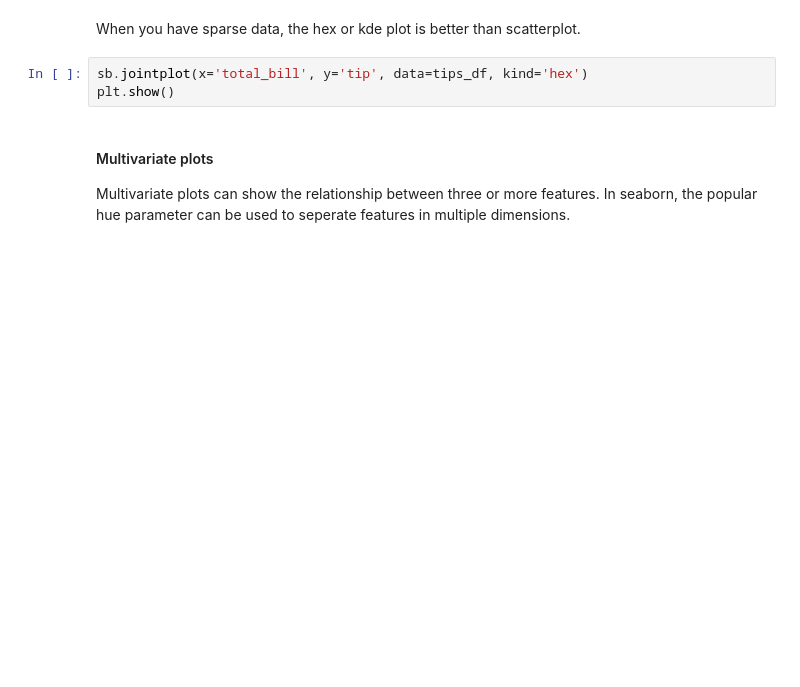
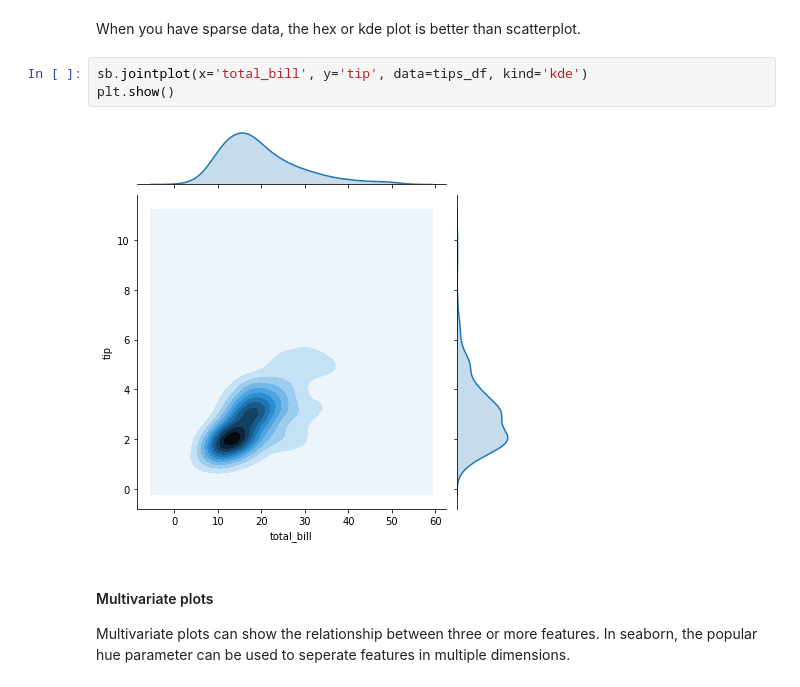
Before and after one commit to kunadawa/PyCon-Africa-19, a Jupyter notebook: visualization.ipynb, the cells around one changed output. Drawn from its saved outputs; the diff is of its cells as text; blank space fills up the shorter version.

Commit message:
chore: showing output for the joint plots
changed the second from kind='hex' to kind='kde'

```diff
--- a/visualization.ipynb
+++ b/visualization.ipynb
@@ -181,8 +183,10 @@ plt.show()
 # %% [markdown]
 When you have sparse data, the hex or kde plot is better than scatterplot.
 # %%
-sb.jointplot(x='total_bill', y='tip', data=tips_df, kind='hex')
+sb.jointplot(x='total_bill', y='tip', data=tips_df, kind='kde')
 plt.show()
+# %% [output]
+[figure, added]
 # %% [markdown]
 #### Multivariate plots
 
```
Also changed, not shown: parts of 1 cell of this notebook.
